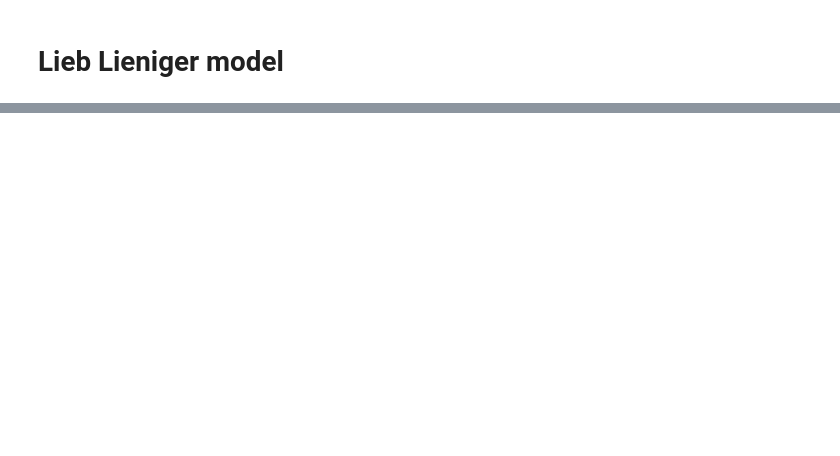
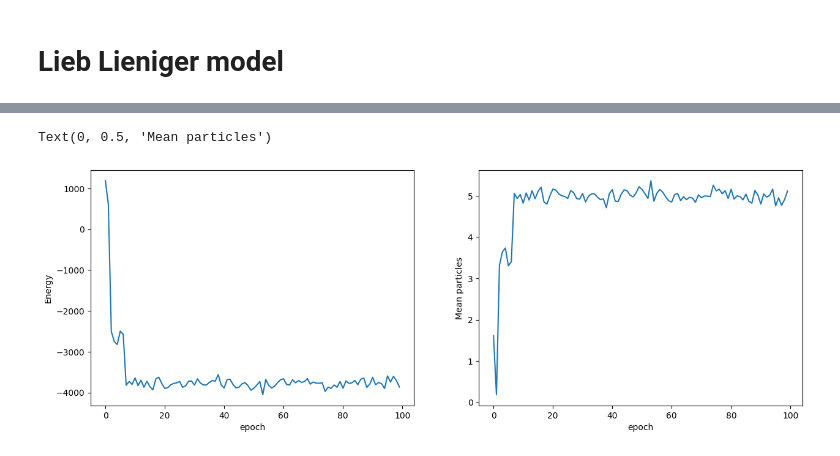
Before and after one commit to Wleter/nn_qft, a Jupyter notebook: testing.ipynb, the cells around one changed output, grey strips where cells are left out. Saved outputs shown, nothing was run; the diff lists cells and outputs as text; code cells hidden in the pictures; blank space fills up the shorter version.

```diff
--- a/testing.ipynb
+++ b/testing.ipynb
@@ -314,13 +365,14 @@ axes[1].hist(positions_1, bins=50);
 # %%
 lr_schedule = tf.keras.optimizers.schedules.ExponentialDecay(
-    1e-3,
-    decay_steps = 50,
+    1e-1,
+    decay_steps = 10,
     decay_rate = 0.95,
     staircase=True
 )
 
 test_model.compile(
     optimizer = tf.keras.optimizers.Adam(lr_schedule),
+    regularization_lr_modifier = 1,
 )
 
 history = test_model.fit(
@@ -352,3 +401,16 @@ KeyboardInterrupt:
+# %%
+fig, axes = plt.subplots(1, 2, figsize = (15, 5))
+
+axes[0].plot(test_model.history.history["energy"])
+axes[0].set_xlabel("epoch")
+axes[0].set_ylabel("Energy")
+
+axes[1].plot(test_model.history.history["mean_particle_number"])
+axes[1].set_xlabel("epoch")
+axes[1].set_ylabel("Mean particles")
+# %% [output]
+Text(0, 0.5, 'Mean particles')
+[figure, added]
 # %%
 configurations = dataset.skip(500).unbatch().take(7000).cache()
 fig, axes = plt.subplots(1, 2, figsize=(20, 5))
```
Also changed, not shown: parts of 11 cells of this notebook, 5 other files.
